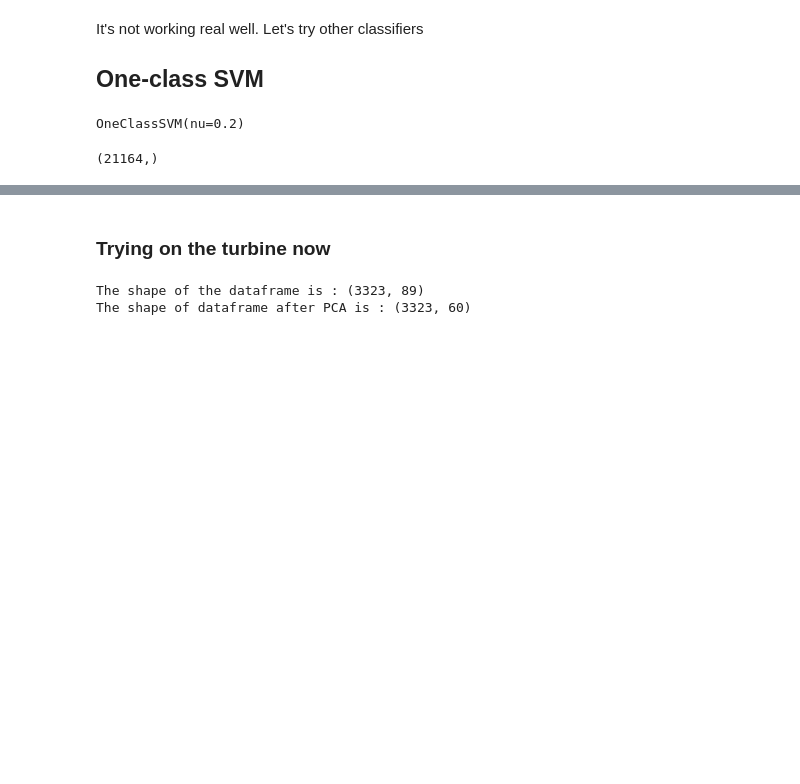
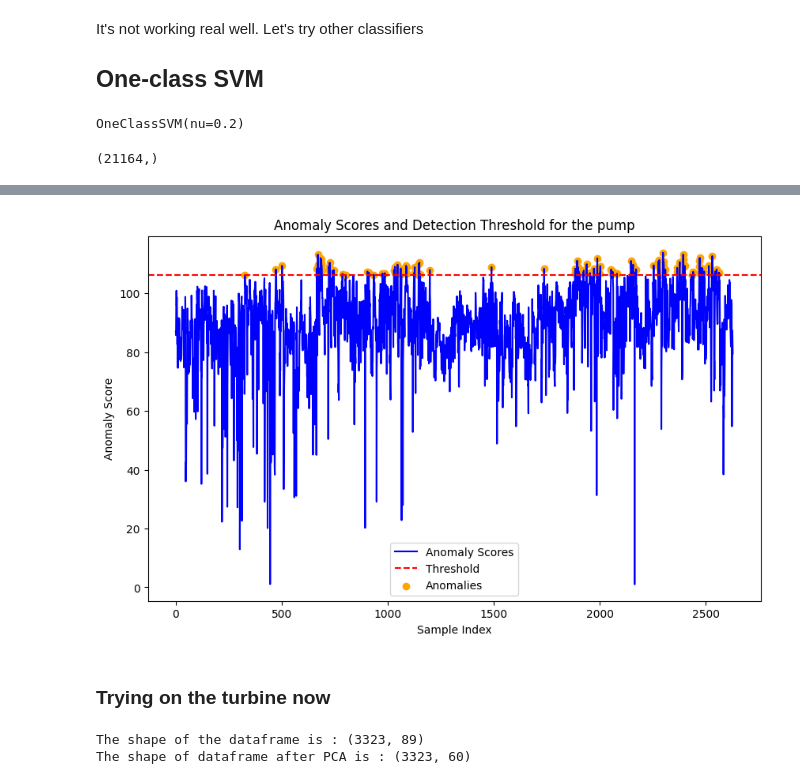
Before and after one commit to JiashengWan/MLPM, a Jupyter notebook: VARX_synthetic.ipynb, the cells around one changed output, grey strips where cells are left out. Drawn from its saved outputs; the diff is of its cells as text; code cells hidden in the pictures; blank space fills up the shorter version.

```diff
--- a/VARX_synthetic.ipynb
+++ b/VARX_synthetic.ipynb
@@ -399,4 +399,23 @@ Threshold for anomalies: 106.1252721414865
 <Figure size 640x480 with 0 Axes>
+# %%
+predicted_scores_train = svm.score_samples(pump_steady_state_pca)
+
+
+# Classify the test set as normal or anomalous
+predictions = predicted_scores_train > threshold  # True for anomalies, False for normal
+
+# Visualization (optional)
+plt.figure(figsize=(10, 6))
+plt.plot(predicted_scores_train, label='Anomaly Scores', color='blue')
+plt.axhline(y=threshold, color='red', linestyle='--', label='Threshold')
+plt.scatter(np.where(predictions)[0], predicted_scores_train[predictions], color='orange', label='Anomalies')
+plt.title('Anomaly Scores and Detection Threshold for the pump')
+plt.xlabel('Sample Index')
+plt.ylabel('Anomaly Score')
+plt.legend()
+plt.show()
+# %% [output]
+[figure, added]
 # %% [markdown]
 ### Trying on the turbine now
 # %%
```
Also changed, not shown: parts of 3 cells of this notebook.
